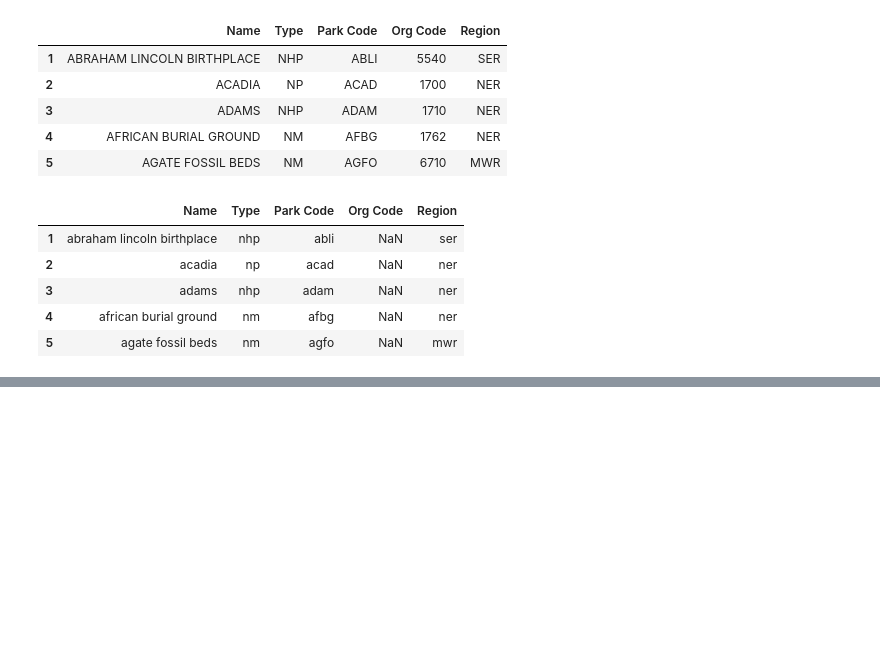
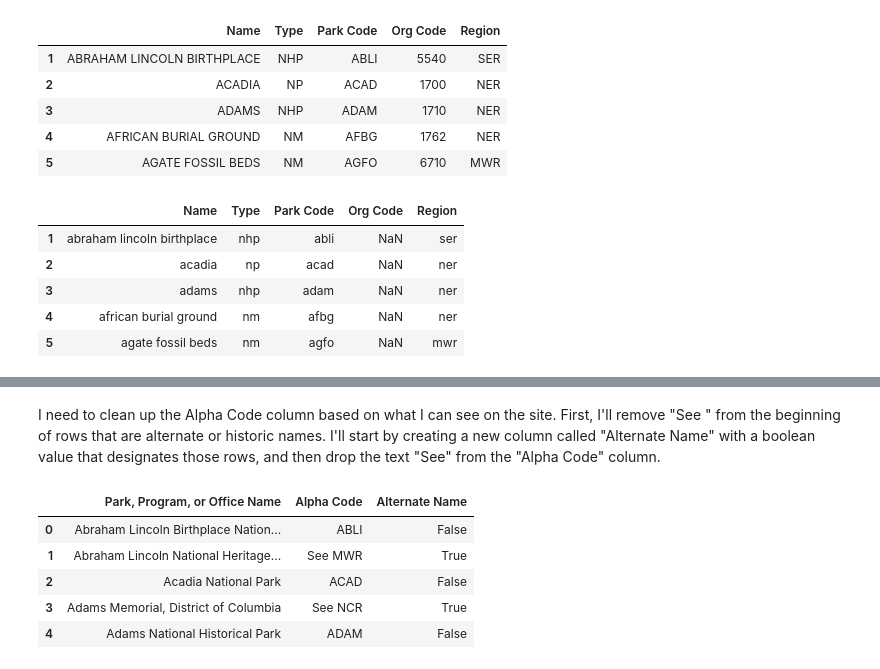
Before and after one commit to jeccalong/NPS_Mortality_Analysis, a Jupyter notebook: Notebooks/aquisitionAndCleaning.ipynb, the cells around one changed output, grey strips where cells are left out. Saved outputs shown, nothing was run; the diff lists cells and outputs as text; code cells hidden in the pictures; blank space fills up the shorter version.

Commit message:
Created all_codes list for queries, obtained all available park codes

```diff
--- a/Notebooks/aquisitionAndCleaning.ipynb
+++ b/Notebooks/aquisitionAndCleaning.ipynb
@@ -742,0 +789,4 @@ df_units.head()
+# %%
+url = "https://www.nps.gov/articles/000/historic-listing-of-nps-park-codes.htm"
+tables = pd.read_html(url)
+print(len(tables))          # how many tables pandas found
@@ -742,0 +795,3 @@ df_units.head()
+# %%
+df_historic_codes = tables[0]
+df_historic_codes.head()
@@ -742,0 +805,6 @@ df_units.head()
+# %%
+df_historic_codes.columns = df_historic_codes.iloc[0]
+df_historic_codes = df_historic_codes.drop(df_historic_codes.index[0])
+df_historic_codes = df_historic_codes.reset_index(drop=True)
+df_historic_codes.columns = df_historic_codes.columns.str.strip()
+df_historic_codes.head()
@@ -742,0 +830,15 @@ df_units.head()
+# %% [markdown]
+I need to clean up the Alpha Code column based on what I can see on the site. First, I'll remove "See " from the beginning of rows that are alternate or historic names. I'll start by creating a new column called "Alternate Name" with a boolean value that designates those rows, and then drop the text "See" from the "Alpha Code" column.
+# %%
+df_historic_codes["Alternate Name"] = (
+    df_historic_codes["Alpha Code"].str.startswith("See ")
+)
+
+df_historic_codes.head()
+# %% [output]
+|  | Park, Program, or Office Name | Alpha Code | Alternate Name |
+| 0 | Abraham Lincoln Birthplace Nation... | ABLI | False |
+| 1 | Abraham Lincoln National Heritage... | See MWR | True |
+| 2 | Acadia National Park | ACAD | False |
+| 3 | Adams Memorial, District of Columbia | See NCR | True |
+| 4 | Adams National Historical Park | ADAM | False |
```
Also changed, not shown: parts of 20 cells of this notebook, 1 other file.
